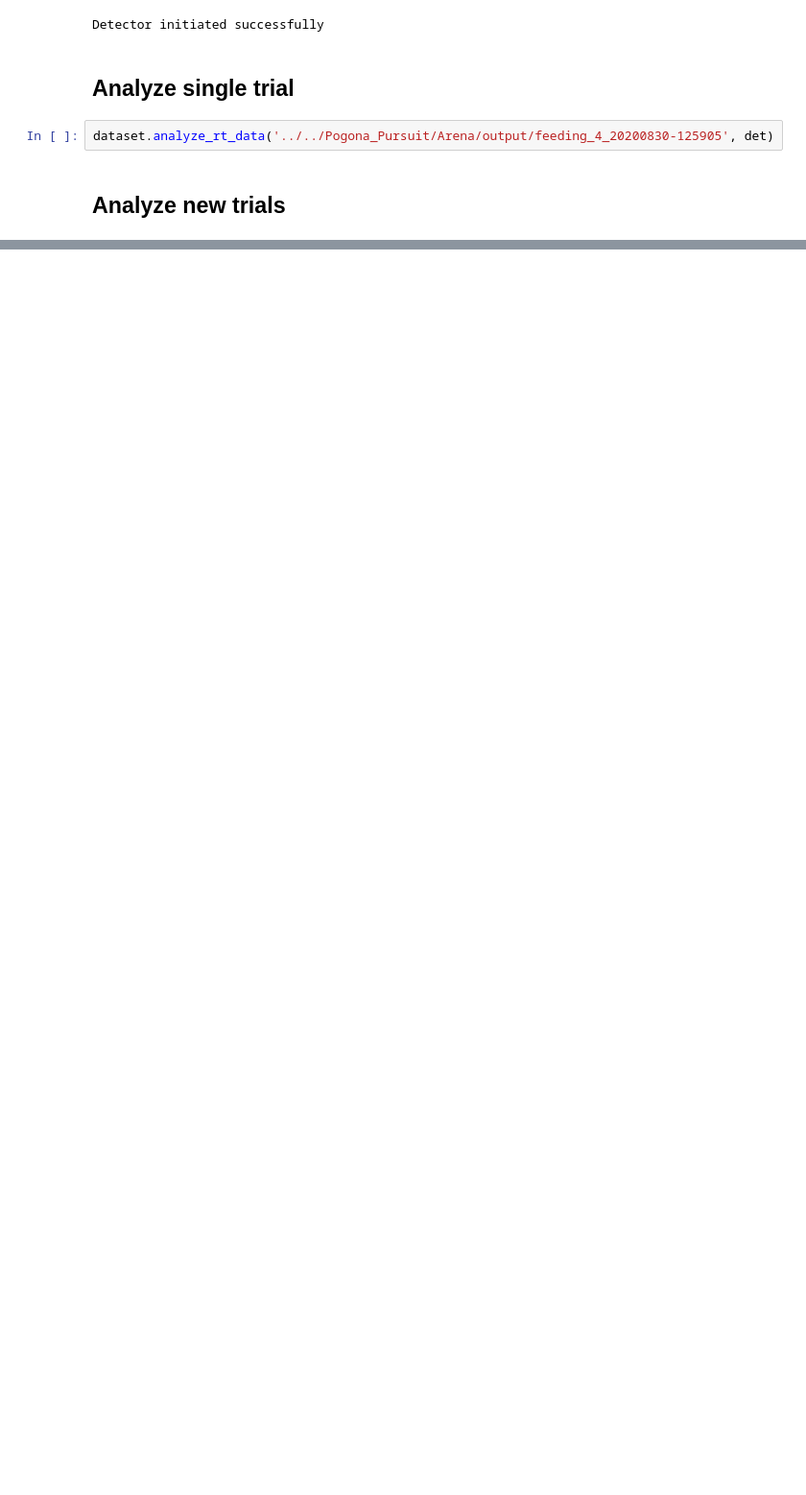
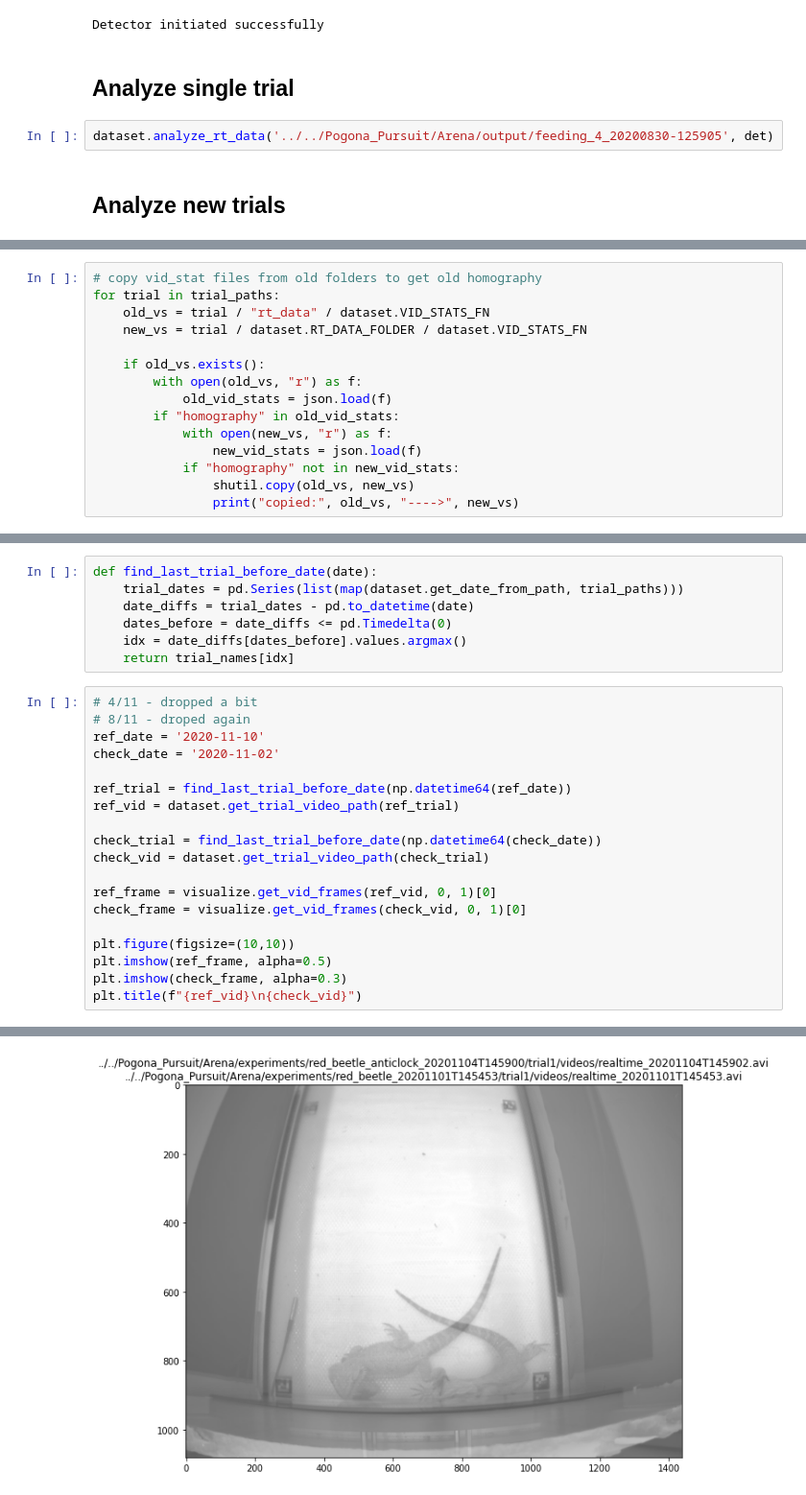
Before and after one commit to regevti/Pogona_Pursuit, a Jupyter notebook: Arena/Prediction/notebooks/data_collection.ipynb, the cells around one changed output, grey strips where cells are left out. Shown: that part at 96% size. Saved outputs shown, nothing was run; the diff lists cells and outputs as text; blank space fills up the shorter version.

```diff
--- a/Arena/Prediction/notebooks/data_collection.ipynb
+++ b/Arena/Prediction/notebooks/data_collection.ipynb
@@ -60,0 +86,15 @@ dataset.analyze_new_data(det)
+# %%
+# copy vid_stat files from old folders to get old homography
+for trial in trial_paths:
+    old_vs = trial / "rt_data" / dataset.VID_STATS_FN
+    new_vs = trial / dataset.RT_DATA_FOLDER / dataset.VID_STATS_FN
+
+    if old_vs.exists():
+        with open(old_vs, "r") as f:
+            old_vid_stats = json.load(f)
+        if "homography" in old_vid_stats:
+            with open(new_vs, "r") as f:
+                new_vid_stats = json.load(f)
+            if "homography" not in new_vid_stats:
+                shutil.copy(old_vs, new_vs)
+                print("copied:", old_vs, "---->", new_vs)
@@ -60,0 +119,27 @@ dataset.analyze_new_data(det)
+# %%
+def find_last_trial_before_date(date):
+    trial_dates = pd.Series(list(map(dataset.get_date_from_path, trial_paths)))
+    date_diffs = trial_dates - pd.to_datetime(date)
+    dates_before = date_diffs <= pd.Timedelta(0)
+    idx = date_diffs[dates_before].values.argmax()
+    return trial_names[idx]
+# %%
+# 4/11 - dropped a bit
+# 8/11 - droped again
+ref_date = '2020-11-10'
+check_date = '2020-11-02'
+
+ref_trial = find_last_trial_before_date(np.datetime64(ref_date))
+ref_vid = dataset.get_trial_video_path(ref_trial)
+
+check_trial = find_last_trial_before_date(np.datetime64(check_date))
+check_vid = dataset.get_trial_video_path(check_trial)
+
+ref_frame = visualize.get_vid_frames(ref_vid, 0, 1)[0]
+check_frame = visualize.get_vid_frames(check_vid, 0, 1)[0]
+
+plt.figure(figsize=(10,10))
+plt.imshow(ref_frame, alpha=0.5)
+plt.imshow(check_frame, alpha=0.3)
+plt.title(f"{ref_vid}\n{check_vid}")
+# %% [output]
@@ -60,0 +147 @@ dataset.analyze_new_data(det)
+[figure, added]
```
Also changed, not shown: parts of 33 cells of this notebook, 7 other files.
